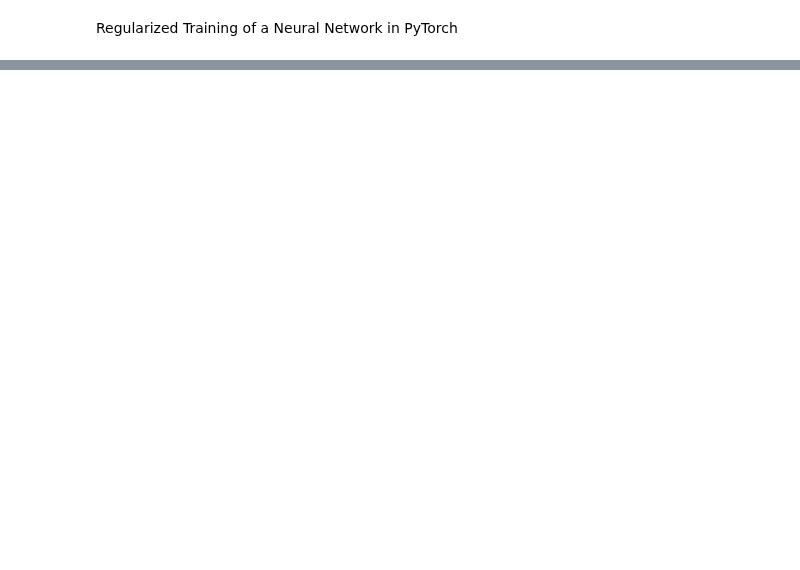
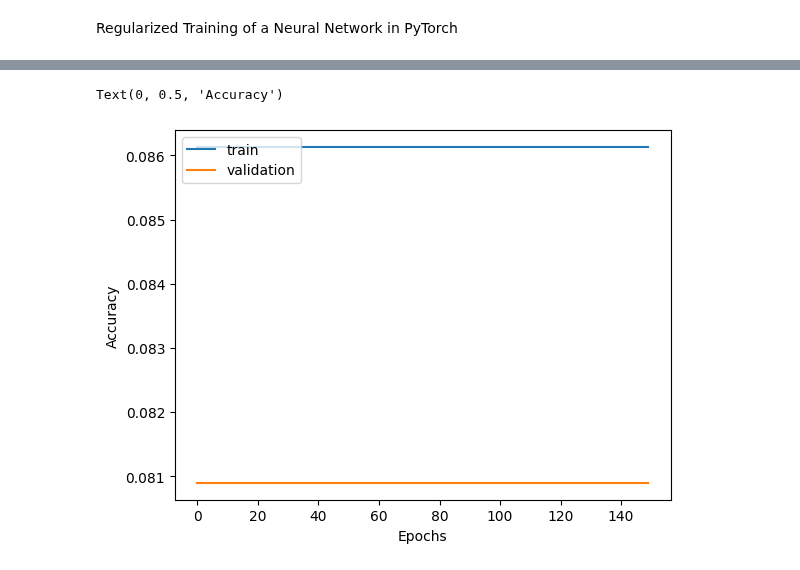
Before and after one commit to lilyzhizhou/Datathon-4, a Jupyter notebook: Datathon_4_N_Net_Model.ipynb, the cells around one changed output, grey strips where cells are left out. Cells and saved outputs as stored; diff of their text form; code cells hidden in the pictures; blank space fills up the shorter version.

```diff
--- a/Datathon_4_N_Net_Model.ipynb
+++ b/Datathon_4_N_Net_Model.ipynb
@@ -305,0 +314,11 @@ Regularized Training of a Neural Network in PyTorch
+# %%
+# Regularization
+
+# Define hyperparameters
+number_of_input_features = 19
+number_of_hidden_units = 5
+epochs = 1000
+learning_rate = 0.01
+batch_size = 50
+landa = 0.01  # Regularization term (lambda)
+dropout_probablity = 0.6  # Probability of dropping out a neuron in dropout layer
@@ -413 +425,11 @@ Epoch 8/250 ---> Train Accuracy: 0.9202250838279724, Validation Accuracy: 0.9255
 KeyboardInterrupt: ignored
+# %%
+# Plotting the training and validation accuracy
+plt.plot([i for i in range(len(train_accuracy_list))], train_accuracy_list, label="train")
+plt.plot([i for i in range(len(validation_accuracy_list))], validation_accuracy_list, label='validation')
+plt.legend(loc="upper left")
+plt.xlabel('Epochs')
+plt.ylabel('Accuracy')
+# %% [output]
+Text(0, 0.5, 'Accuracy')
+[figure, added]
```
Also changed, not shown: parts of 7 cells of this notebook.
